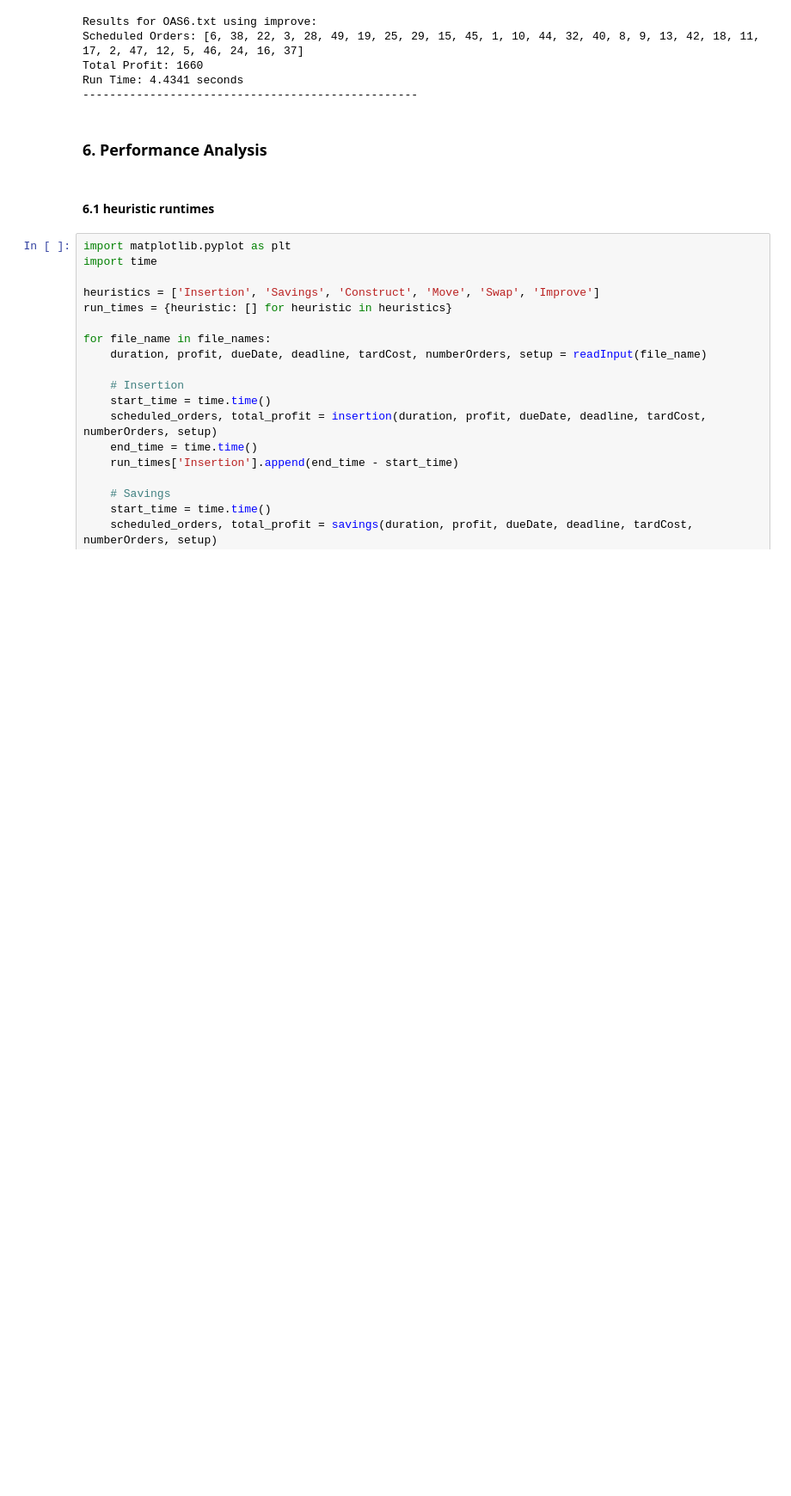
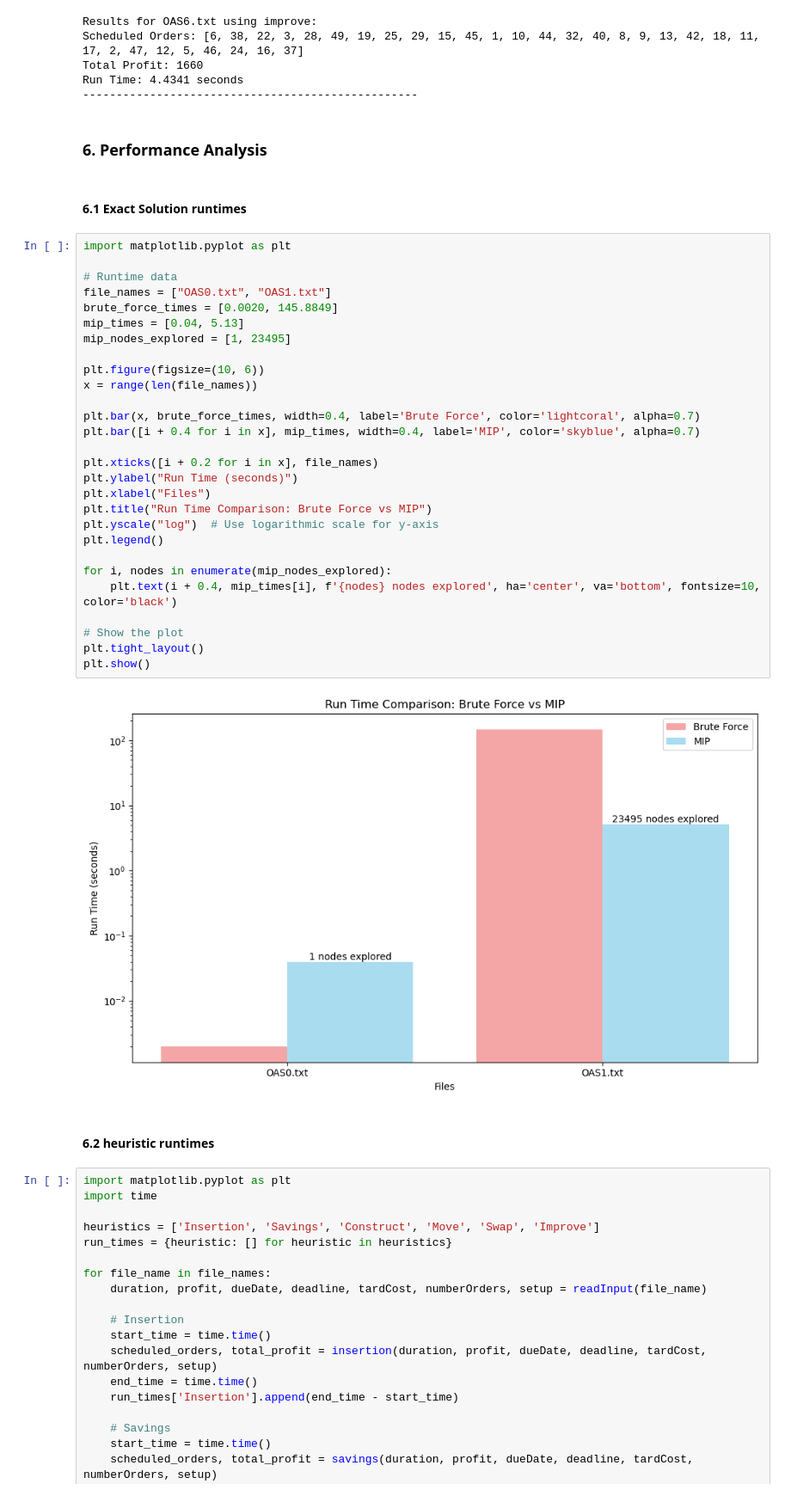
Before and after one commit to virakoze/Algorithm_Programing_Project, a Jupyter notebook: Project_Yannis_Vivens.ipynb, the cells around one changed output. Shown at 86% size. Saved outputs shown, nothing was run; the diff lists cells and outputs as text; blank space fills up the shorter version.

Commit message:
Brute force and MIP comparison update

```diff
--- a/Project_Yannis_Vivens.ipynb
+++ b/Project_Yannis_Vivens.ipynb
@@ -1182,8 +1171,40 @@ Run Time: 4.4341 seconds
 --------------------------------------------------
 # %% [markdown]
 ### 6. Performance Analysis
+# %% [markdown]
+#### 6.1 Exact Solution runtimes
+# %%
+import matplotlib.pyplot as plt
+
+# Runtime data
+file_names = ["OAS0.txt", "OAS1.txt"]
+brute_force_times = [0.0020, 145.8849]
+mip_times = [0.04, 5.13]
+mip_nodes_explored = [1, 23495]
+
+plt.figure(figsize=(10, 6))
+x = range(len(file_names))
+
+plt.bar(x, brute_force_times, width=0.4, label='Brute Force', color='lightcoral', alpha=0.7)
+plt.bar([i + 0.4 for i in x], mip_times, width=0.4, label='MIP', color='skyblue', alpha=0.7)
+
+plt.xticks([i + 0.2 for i in x], file_names)
+plt.ylabel("Run Time (seconds)")
+plt.xlabel("Files")
+plt.title("Run Time Comparison: Brute Force vs MIP")
+plt.yscale("log")  # Use logarithmic scale for y-axis
+plt.legend()
+
+for i, nodes in enumerate(mip_nodes_explored):
+    plt.text(i + 0.4, mip_times[i], f'{nodes} nodes explored', ha='center', va='bottom', fontsize=10, color='black')
+
+# Show the plot
+plt.tight_layout()
+plt.show()
+# %% [output]
+[figure, added]
 # %% [markdown]
-#### 6.1 heuristic runtimes
+#### 6.2 heuristic runtimes
 # %%
 import matplotlib.pyplot as plt
 import time
```
Also changed, not shown: parts of 1 cell of this notebook.
